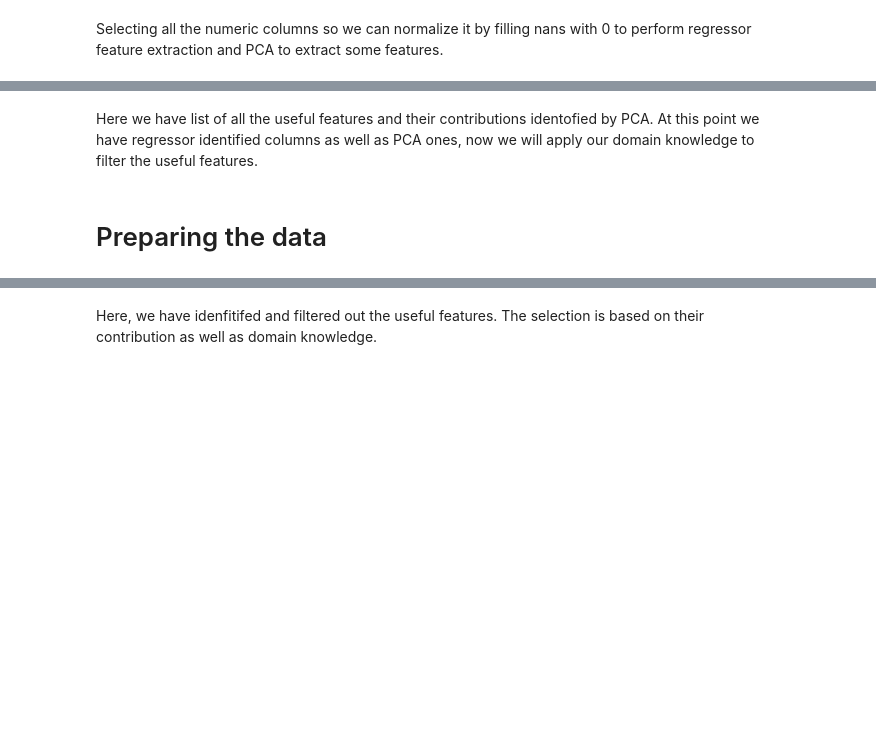
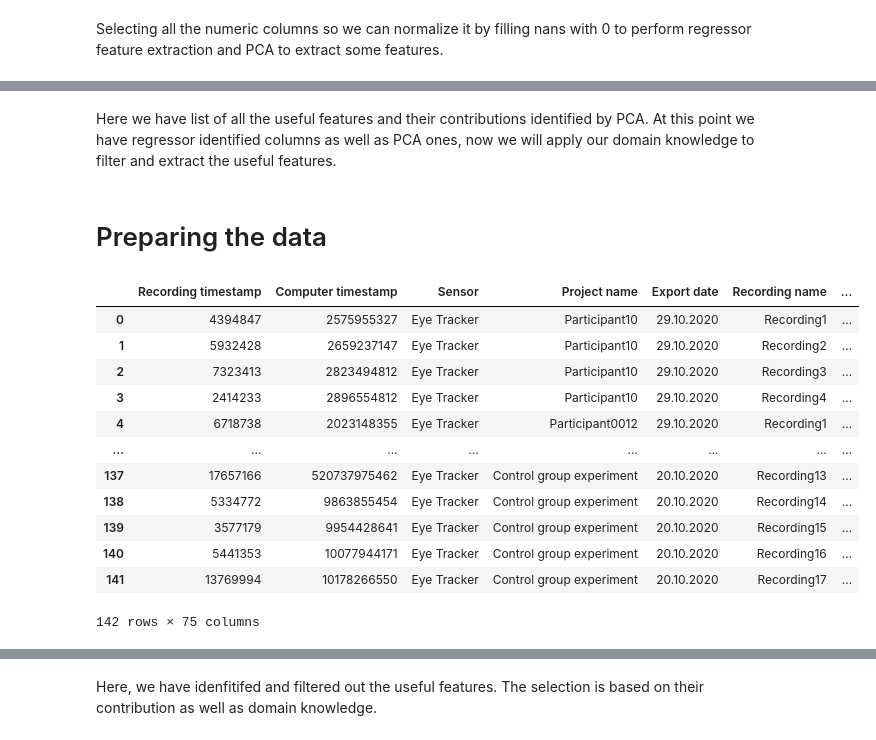
Before and after one commit to saali96/Empathy-Assessment-through-Data-Science, a Jupyter notebook: Empathy Assignment.ipynb, the cells around one changed output, grey strips where cells are left out. Drawn from its saved outputs; the diff is of its cells as text; code cells hidden in the pictures; blank space fills up the shorter version.

```diff
--- a/Empathy Assignment.ipynb
+++ b/Empathy Assignment.ipynb
@@ -269,3 +341,6 @@ We can observe a ceiling effect on Total Recording duration vs Total Score Exten
 # %%
+pd.reset_option('display.max_columns')
+pd.reset_option('display.max_rows')
+
 print("nulls:",all_data.isnull().sum())
 # %% [output]
@@ -454,4 +537,31 @@ for i, (feature, score) in enumerate(top_features):
 # %% [markdown]
-Here we have list of all the useful features and their contributions identofied by PCA. At this point we have regressor identified columns as well as PCA ones, now we will apply our domain knowledge to filter the useful features.
+Here we have list of all the useful features and their contributions identified by PCA. At this point we have regressor identified columns as well as PCA ones, now we will apply our domain knowledge to filter and extract the useful features.
 # %% [markdown]
 # Preparing the data
+# %%
+import pandas as pd
+
+# Group the data by Participant and Trial, and find the mode of each group
+# df_mode = all_data.groupby(['Participant name', 'Trial']).apply(lambda x: x.mode().iloc[0])
+
+def aggregate_func(group):
+    return group.mode().iloc[0]
+
+# Groupby 'Participant' and 'Trial', and apply the custom aggregation function
+result = all_data.groupby(['Participant name', 'Trial']).apply(aggregate_func).reset_index(drop=True)
+
+result
+# %% [output]
+|  | Recording timestamp | Computer timestamp | Sensor | Project name | Export date | Recording name | ... |
+| 0 | 4394847 | 2575955327 | Eye Tracker | Participant10 | 29.10.2020 | Recording1 | ... |
+| 1 | 5932428 | 2659237147 | Eye Tracker | Participant10 | 29.10.2020 | Recording2 | ... |
+| 2 | 7323413 | 2823494812 | Eye Tracker | Participant10 | 29.10.2020 | Recording3 | ... |
+| 3 | 2414233 | 2896554812 | Eye Tracker | Participant10 | 29.10.2020 | Recording4 | ... |
+| 4 | 6718738 | 2023148355 | Eye Tracker | Participant0012 | 29.10.2020 | Recording1 | ... |
+| ... | ... | ... | ... | ... | ... | ... | ... |
+| 137 | 17657166 | 520737975462 | Eye Tracker | Control group experiment | 20.10.2020 | Recording13 | ... |
+| 138 | 5334772 | 9863855454 | Eye Tracker | Control group experiment | 20.10.2020 | Recording14 | ... |
+| 139 | 3577179 | 9954428641 | Eye Tracker | Control group experiment | 20.10.2020 | Recording15 | ... |
+| 140 | 5441353 | 10077944171 | Eye Tracker | Control group experiment | 20.10.2020 | Recording16 | ... |
+| 141 | 13769994 | 10178266550 | Eye Tracker | Control group experiment | 20.10.2020 | Recording17 | ... |
+142 rows × 75 columns
```
Also changed, not shown: parts of 77 cells of this notebook, 1 other file.
